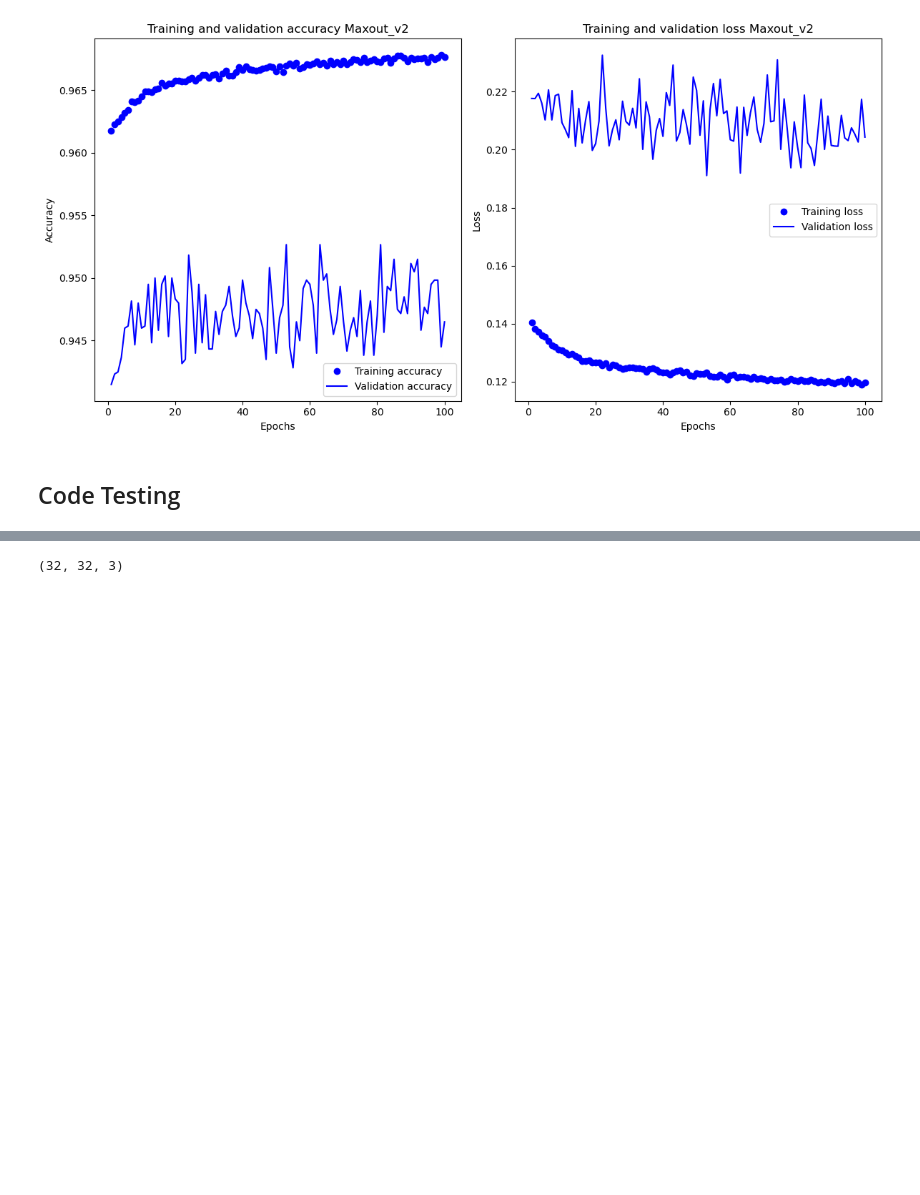
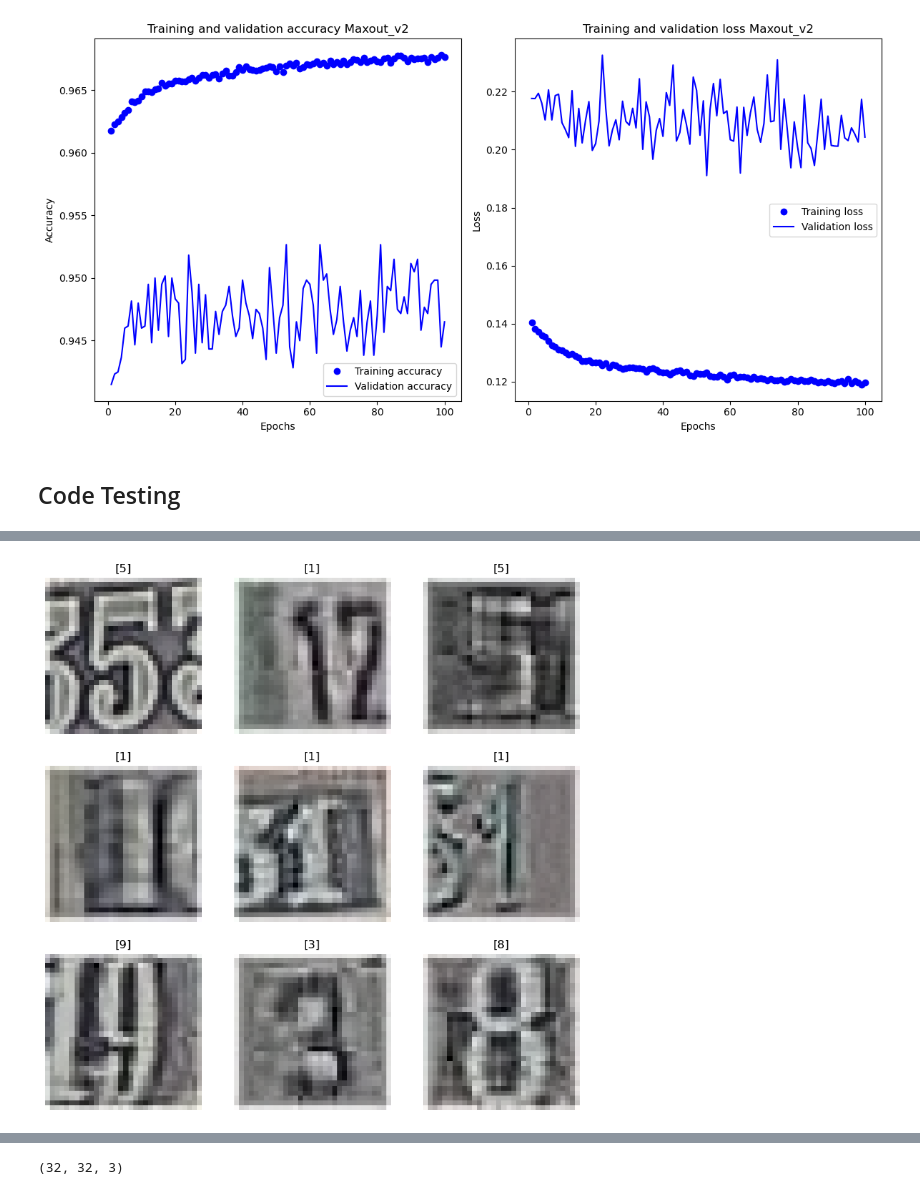
Before and after one commit to TheTrooper83/Final_project_2024, a Jupyter notebook: Model/Feature Protype.ipynb, the cells around one changed output, grey strips where cells are left out. Drawn from its saved outputs; the diff is of its cells as text; code cells hidden in the pictures; blank space fills up the shorter version.

```diff
--- a/Model/Feature Protype.ipynb
+++ b/Model/Feature Protype.ipynb
@@ -865,2 +866,0 @@ from lcn import lcn
-# %%
-kernel = np.ones((7, 7))
@@ -886,0 +941,4 @@ plt.show()
+# %%
+for i in range(0,10):
+
+        image = X_train_reshaped[i, :, :, :]
@@ -886,0 +990,2 @@ plt.show()
+# %%
+X_lcn_y = local_contrast(X_train_reshaped[0:10], gaussian_matrix )
@@ -886,0 +994,25 @@ plt.show()
+# %%
+plt.figure(figsize=(10, 10))
+
+# Loop over the first 9 images in the dataset
+for i in range(9):
+
+    # Create a subplot in a 3x3 grid
+    ax = plt.subplot(3, 3, i + 1)
+
+    # https://stackoverflow.com/questions/1456000/rescaling-ranges
+    rescaled_image = (X_lcn_y [i, :, :, :] - tf.reduce_min(
+                          X_lcn_y [i, :, :, :])) / (tf.reduce_max(
+                              X_lcn_y [i, :, :, :]) - tf.reduce_min(
+                                  X_lcn_y [i, :, :, :]))
+
+    # Display the i-th image from the 'train_data'
+    plt.imshow(rescaled_image)
+
+    # Set the title of the subplot to the corresponding label in 'train_labels'
+    plt.title(y_train_merge[i])
+
+    # Turn off the axis to remove ticks and labels for a cleaner display
+    plt.axis("off")
+# %% [output]
+[figure, added]
```
Also changed, not shown: parts of 29 cells of this notebook, 1 other file.
